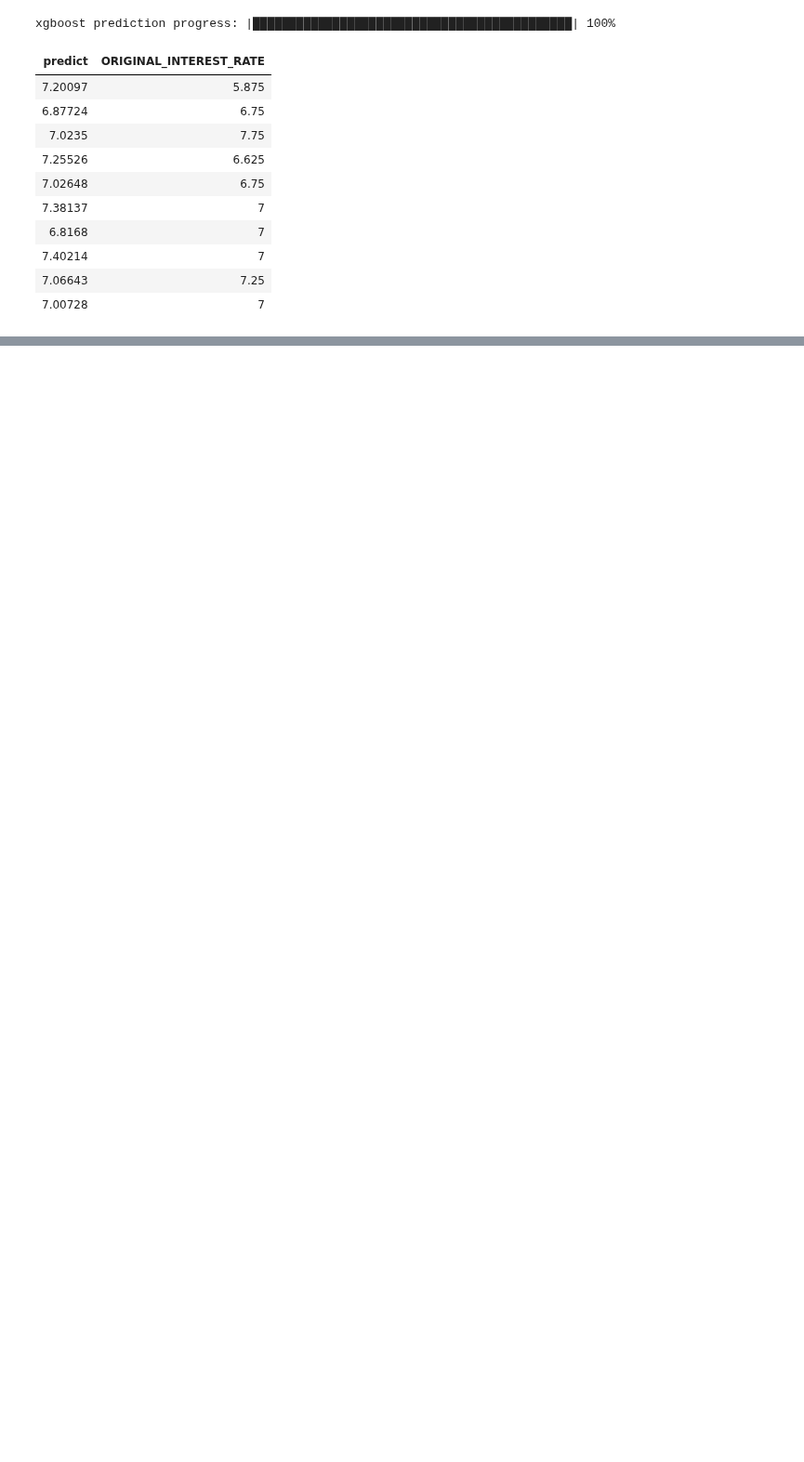
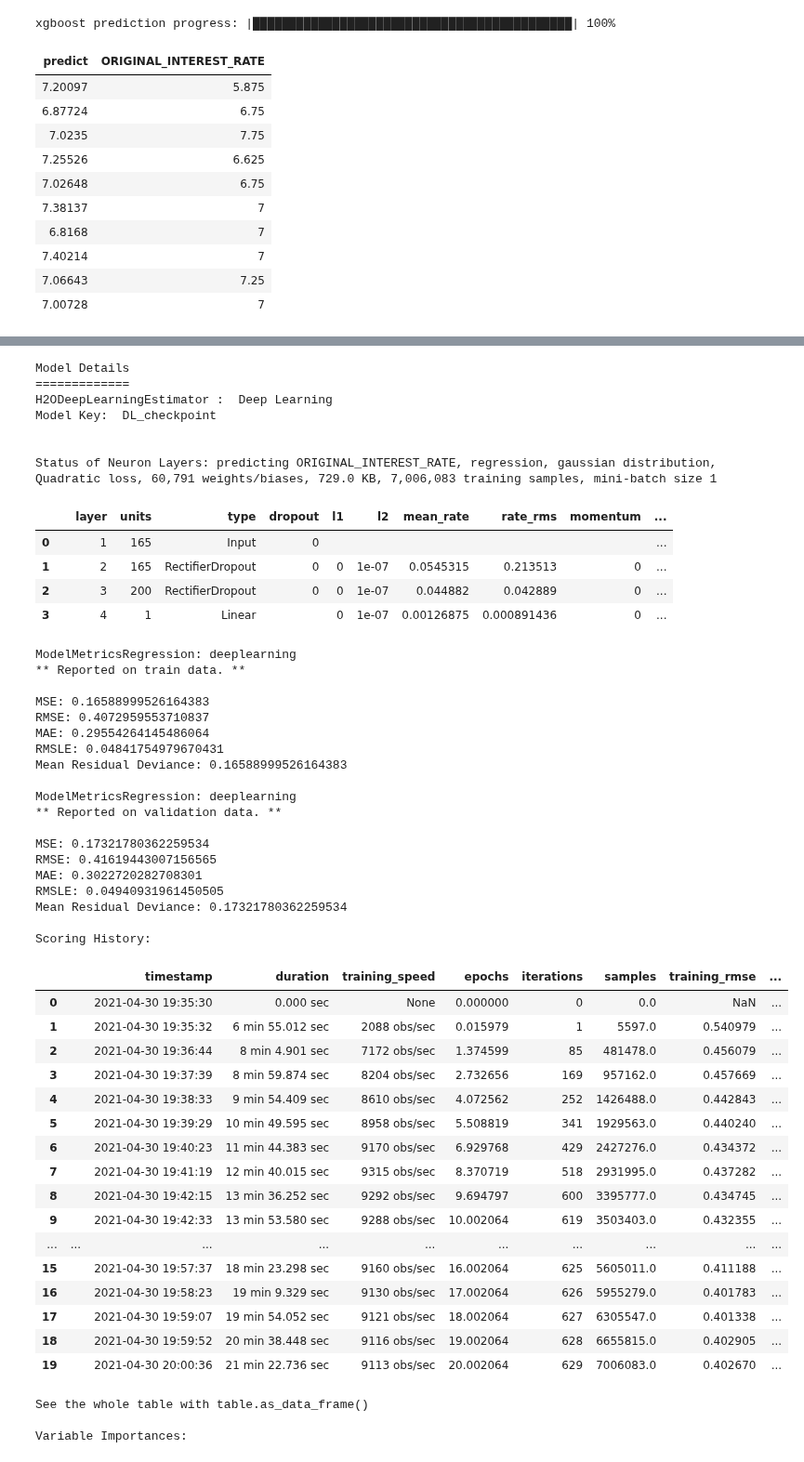
Before and after one commit to juan-ivan-NV/My-learnings, a Jupyter notebook: H2O_ai_tutorials/H2O_3_regression.ipynb, the cells around one changed output, grey strips where cells are left out. Shown at 93% size. Saved outputs shown, nothing was run; the diff lists cells and outputs as text; code cells hidden in the pictures; blank space fills up the shorter version.

```diff
--- a/H2O_ai_tutorials/H2O_3_regression.ipynb
+++ b/H2O_ai_tutorials/H2O_3_regression.ipynb
@@ -283,0 +654,21 @@ default_xgb_per = xgb.model_performance(valid)
+# %%
+# Getting the best model adjusting params from previous table
+best_dl_model = dl_grid.models[0]
+
+dl_checkpoint = H2ODeepLearningEstimator(checkpoint = best_dl_model.model_id,
+                                         epochs = 200,
+                                         hidden = [165,200],
+                                         hidden_dropout_ratios = [0.0,0.0],
+                                         adaptive_rate = True,
+                                         l2 = 1.0e-7,
+                                         max_w2 = 5e35,
+                                         reproducible = True,
+                                         model_id = 'DL_checkpoint',
+                                         activation = 'rectifier_with_dropout',
+                                         distribution = 'auto',
+                                         seed = 42,
+                                         stopping_metric = 'RMSE',
+                                         stopping_tolerance = 1e-3,
+                                         stopping_rounds = 5)
+
+%time dl_checkpoint.train(x = x, y = y, training_frame = train, validation_frame = valid)
@@ -283,0 +679,55 @@ default_xgb_per = xgb.model_performance(valid)
+# %%
+# Summary
+dl_checkpoint
+# %% [output]
+Model Details
+=============
+H2ODeepLearningEstimator :  Deep Learning
+Model Key:  DL_checkpoint
+
+
+Status of Neuron Layers: predicting ORIGINAL_INTEREST_RATE, regression, gaussian distribution, Quadratic loss, 60,791 weights/biases, 729.0 KB, 7,006,083 training samples, mini-batch size 1
+|  |  | layer | units | type | dropout | l1 | l2 | mean_rate | rate_rms | momentum | ... |
+| 0 |  | 1 | 165 | Input | 0 |  |  |  |  |  | ... |
+| 1 |  | 2 | 165 | RectifierDropout | 0 | 0 | 1e-07 | 0.0545315 | 0.213513 | 0 | ... |
+| 2 |  | 3 | 200 | RectifierDropout | 0 | 0 | 1e-07 | 0.044882 | 0.042889 | 0 | ... |
+| 3 |  | 4 | 1 | Linear |  | 0 | 1e-07 | 0.00126875 | 0.000891436 | 0 | ... |
+ModelMetricsRegression: deeplearning
+** Reported on train data. **
+
+MSE: 0.16588999526164383
+RMSE: 0.4072959553710837
+MAE: 0.29554264145486064
+RMSLE: 0.04841754979670431
+Mean Residual Deviance: 0.16588999526164383
+
+ModelMetricsRegression: deeplearning
+** Reported on validation data. **
+
+MSE: 0.17321780362259534
+RMSE: 0.41619443007156565
+MAE: 0.3022720282708301
+RMSLE: 0.04940931961450505
+Mean Residual Deviance: 0.17321780362259534
+
+Scoring History:
+|  |  | timestamp | duration | training_speed | epochs | iterations | samples | training_rmse | ... |
+| 0 |  | 2021-04-30 19:35:30 | 0.000 sec | None | 0.000000 | 0 | 0.0 | NaN | ... |
+| 1 |  | 2021-04-30 19:35:32 | 6 min 55.012 sec | 2088 obs/sec | 0.015979 | 1 | 5597.0 | 0.540979 | ... |
+| 2 |  | 2021-04-30 19:36:44 | 8 min 4.901 sec | 7172 obs/sec | 1.374599 | 85 | 481478.0 | 0.456079 | ... |
+| 3 |  | 2021-04-30 19:37:39 | 8 min 59.874 sec | 8204 obs/sec | 2.732656 | 169 | 957162.0 | 0.457669 | ... |
+| 4 |  | 2021-04-30 19:38:33 | 9 min 54.409 sec | 8610 obs/sec | 4.072562 | 252 | 1426488.0 | 0.442843 | ... |
+| 5 |  | 2021-04-30 19:39:29 | 10 min 49.595 sec | 8958 obs/sec | 5.508819 | 341 | 1929563.0 | 0.440240 | ... |
+| 6 |  | 2021-04-30 19:40:23 | 11 min 44.383 sec | 9170 obs/sec | 6.929768 | 429 | 2427276.0 | 0.434372 | ... |
+| 7 |  | 2021-04-30 19:41:19 | 12 min 40.015 sec | 9315 obs/sec | 8.370719 | 518 | 2931995.0 | 0.437282 | ... |
+| 8 |  | 2021-04-30 19:42:15 | 13 min 36.252 sec | 9292 obs/sec | 9.694797 | 600 | 3395777.0 | 0.434745 | ... |
+| 9 |  | 2021-04-30 19:42:33 | 13 min 53.580 sec | 9288 obs/sec | 10.002064 | 619 | 3503403.0 | 0.432355 | ... |
+| ... | ... | ... | ... | ... | ... | ... | ... | ... | ... |
+| 15 |  | 2021-04-30 19:57:37 | 18 min 23.298 sec | 9160 obs/sec | 16.002064 | 625 | 5605011.0 | 0.411188 | ... |
+| 16 |  | 2021-04-30 19:58:23 | 19 min 9.329 sec | 9130 obs/sec | 17.002064 | 626 | 5955279.0 | 0.401783 | ... |
+| 17 |  | 2021-04-30 19:59:07 | 19 min 54.052 sec | 9121 obs/sec | 18.002064 | 627 | 6305547.0 | 0.401338 | ... |
+| 18 |  | 2021-04-30 19:59:52 | 20 min 38.448 sec | 9116 obs/sec | 19.002064 | 628 | 6655815.0 | 0.402905 | ... |
+| 19 |  | 2021-04-30 20:00:36 | 21 min 22.736 sec | 9113 obs/sec | 20.002064 | 629 | 7006083.0 | 0.402670 | ... |
+See the whole table with table.as_data_frame()
+
+Variable Importances:
```
Also changed, not shown: parts of 40 cells of this notebook.
